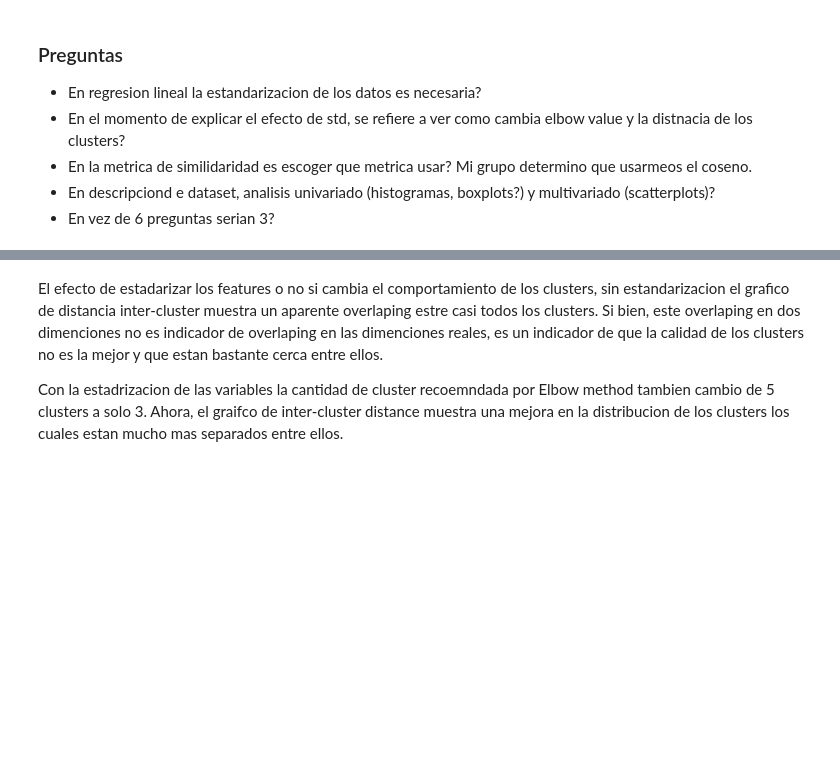
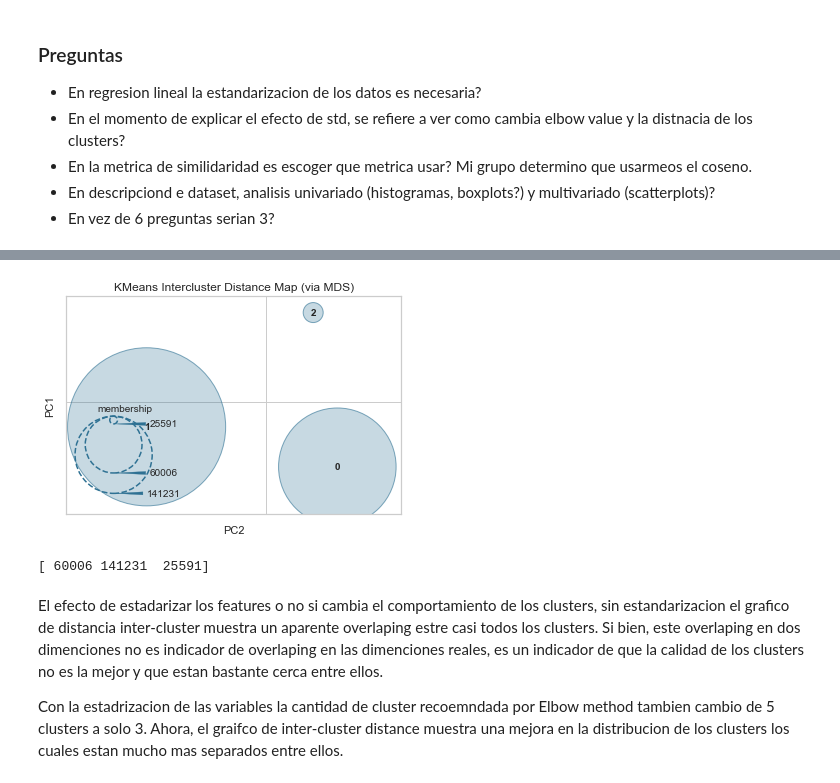
Before and after one commit to enmanuel-mag/ICD-Proyect, a Jupyter notebook: Proyect/notebooks/icd_2.ipynb, the cells around one changed output, grey strips where cells are left out. Drawn from its saved outputs; the diff is of its cells as text; code cells hidden in the pictures; blank space fills up the shorter version.

```diff
--- a/Proyect/notebooks/icd_2.ipynb
+++ b/Proyect/notebooks/icd_2.ipynb
@@ -522,12 +511,16 @@ except:
 # %%
 model = KMeans(n_clusters=visualizer.elbow_value_, init='k-means++', random_state=RAMDOM_SEED)
 model.fit(dff_features)
-y_means = model.predict(dff_features)
+df['cluster']= model.predict(dff_features)
 
 interDistance = InterclusterDistance(model, random_state=RAMDOM_SEED)
 interDistance.fit(dff_features)
 interDistance.show()
+
 print(interDistance.scores_)
+# %% [output]
+[figure, added]
+[ 60006 141231  25591]
 # %% [markdown]
 El efecto de estadarizar los features o no si cambia el comportamiento de los clusters, sin estandarizacion el grafico de distancia inter-cluster muestra un aparente overlaping estre casi todos los clusters. Si bien, este overlaping en dos dimenciones no es indicador de overlaping en las dimenciones reales, es un indicador de que la calidad de los clusters no es la mejor y que estan bastante cerca entre ellos.
 
```
Also changed, not shown: parts of 19 cells of this notebook.
